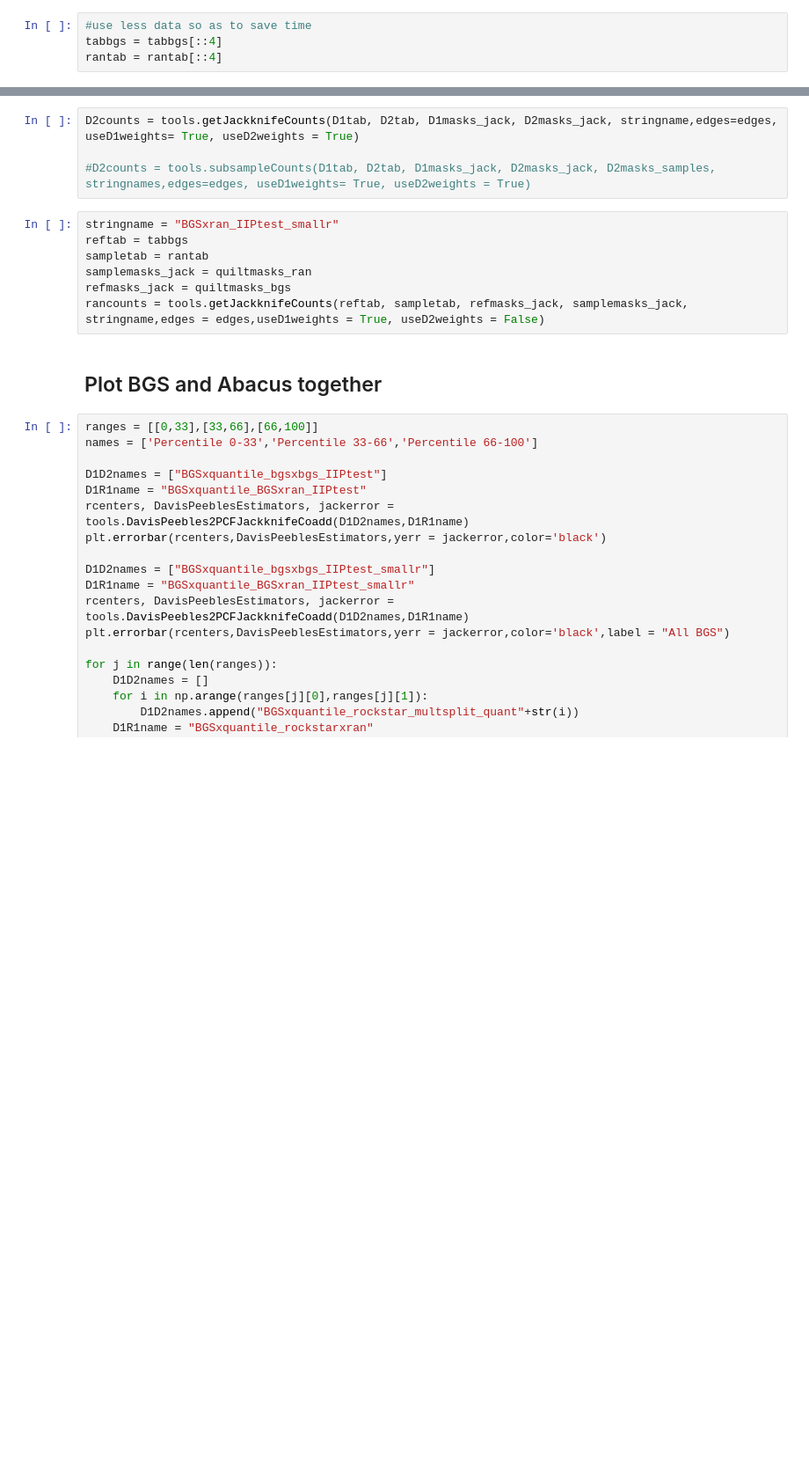
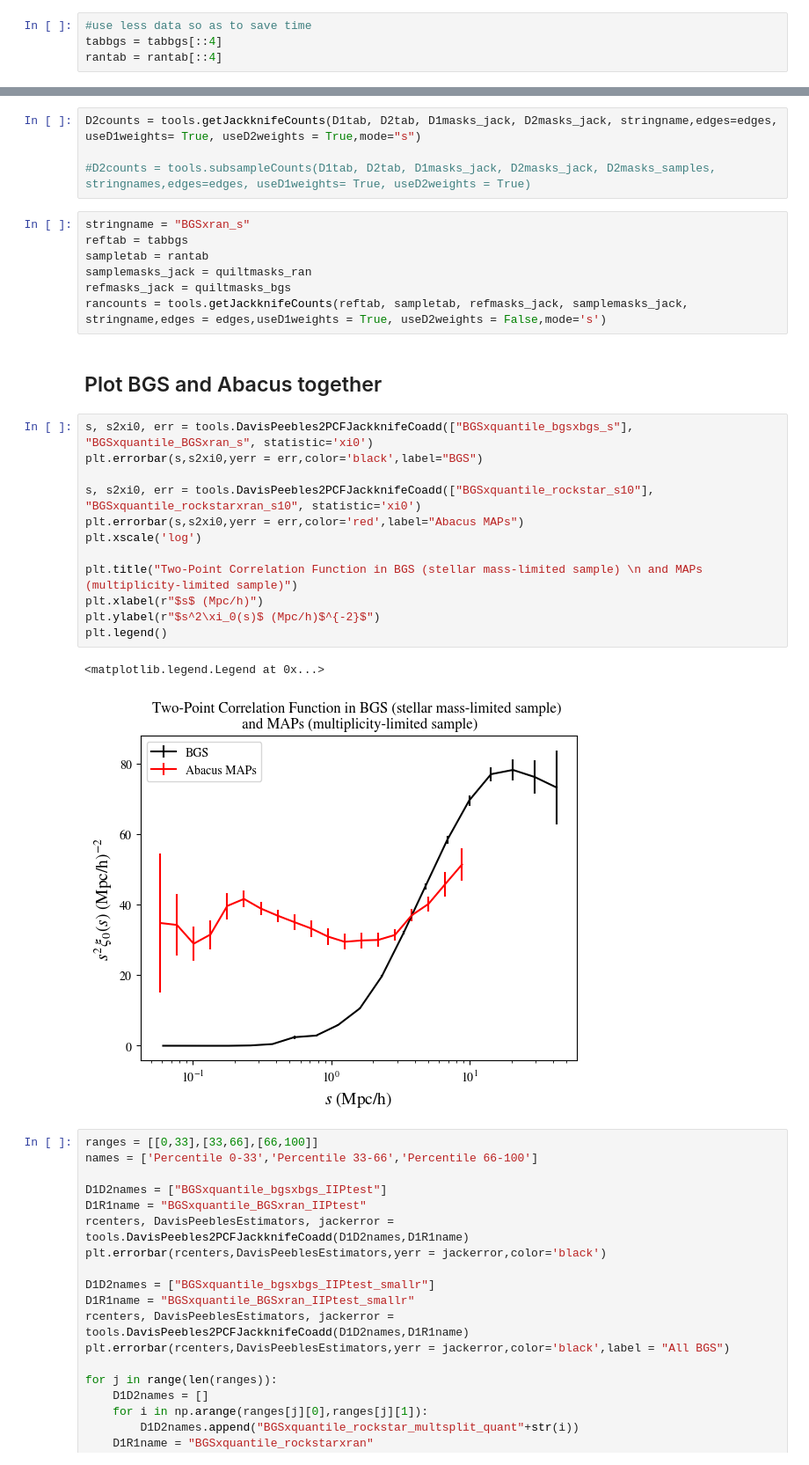
Before and after one commit to catherine-miller/bgsmaps, a Jupyter notebook: bgsclustering.ipynb, the cells around one changed output, grey strips where cells are left out. Shown at 88% size. Drawn from its saved outputs; the diff is of its cells as text; blank space fills up the shorter version.

Commit message:
correlation function debugging

```diff
--- a/bgsclustering.ipynb
+++ b/bgsclustering.ipynb
@@ -331,16 +332,31 @@ edges = [np.logspace(start,stop,num=20),[-40,40]] #[np.logspace(start,stop,num=2
 # %%
-D2counts = tools.getJackknifeCounts(D1tab, D2tab, D1masks_jack, D2masks_jack, stringname,edges=edges, useD1weights= True, useD2weights = True)
+D2counts = tools.getJackknifeCounts(D1tab, D2tab, D1masks_jack, D2masks_jack, stringname,edges=edges, useD1weights= True, useD2weights = True,mode="s")
 
 #D2counts = tools.subsampleCounts(D1tab, D2tab, D1masks_jack, D2masks_jack, D2masks_samples, stringnames,edges=edges, useD1weights= True, useD2weights = True)
 # %%
-stringname = "BGSxran_IIPtest_smallr"
+stringname = "BGSxran_s"
 reftab = tabbgs
 sampletab = rantab
 samplemasks_jack = quiltmasks_ran
 refmasks_jack = quiltmasks_bgs
-rancounts = tools.getJackknifeCounts(reftab, sampletab, refmasks_jack, samplemasks_jack, stringname,edges = edges,useD1weights = True, useD2weights = False)
+rancounts = tools.getJackknifeCounts(reftab, sampletab, refmasks_jack, samplemasks_jack, stringname,edges = edges,useD1weights = True, useD2weights = False,mode='s')
 # %% [markdown]
 ## Plot BGS and Abacus together ##
+# %%
+s, s2xi0, err = tools.DavisPeebles2PCFJackknifeCoadd(["BGSxquantile_bgsxbgs_s"], "BGSxquantile_BGSxran_s", statistic='xi0')
+plt.errorbar(s,s2xi0,yerr = err,color='black',label="BGS")
+
+s, s2xi0, err = tools.DavisPeebles2PCFJackknifeCoadd(["BGSxquantile_rockstar_s10"], "BGSxquantile_rockstarxran_s10", statistic='xi0')
+plt.errorbar(s,s2xi0,yerr = err,color='red',label="Abacus MAPs")
+plt.xscale('log')
+
+plt.title("Two-Point Correlation Function in BGS (stellar mass-limited sample) \n and MAPs (multiplicity-limited sample)")
+plt.xlabel(r"$s$ (Mpc/h)")
+plt.ylabel(r"$s^2\xi_0(s)$ (Mpc/h)$^{-2}$")
+plt.legend()
+# %% [output]
+<matplotlib.legend.Legend at 0x...>
+[figure, added]
 # %%
 ranges = [[0,33],[33,66],[66,100]]
 names = ['Percentile 0-33','Percentile 33-66','Percentile 66-100']
```
Also changed, not shown: parts of 1 cell of this notebook, 1 other file.
